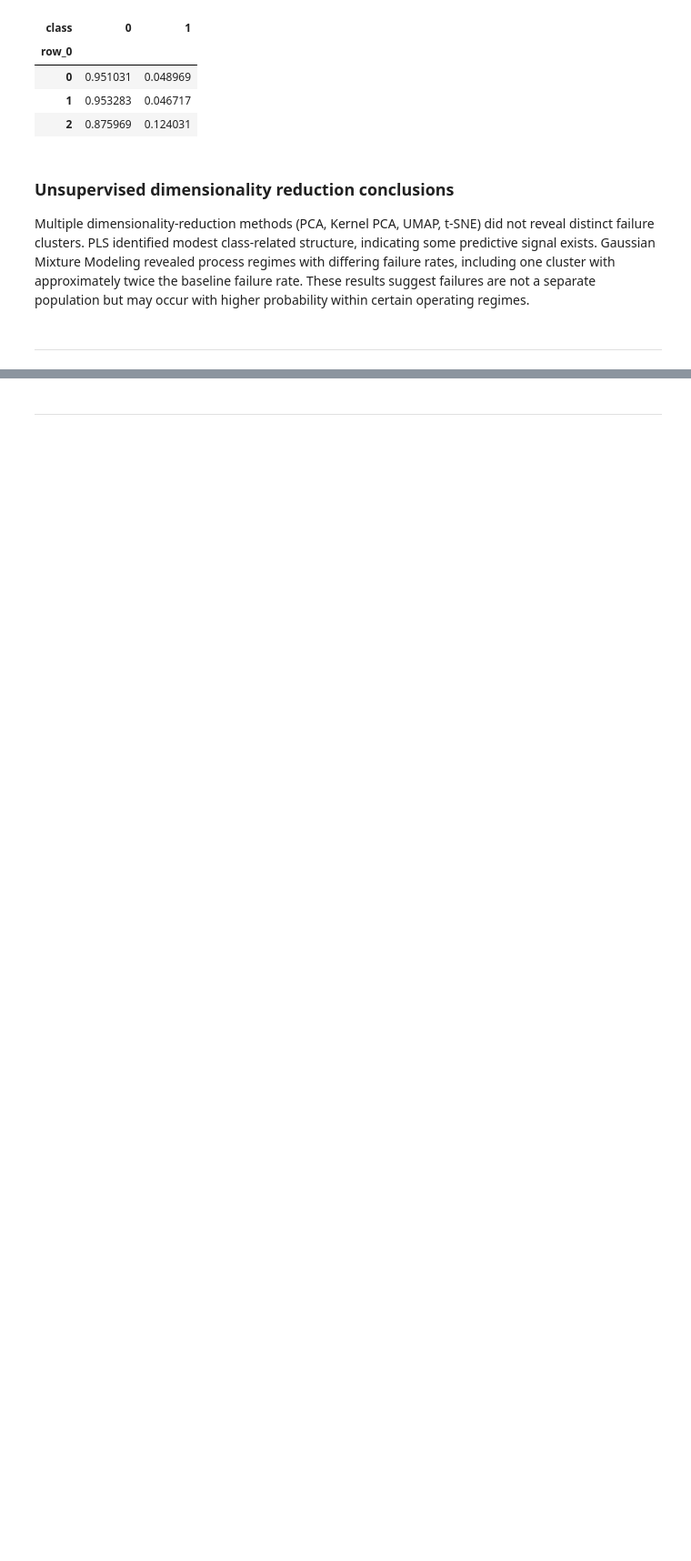
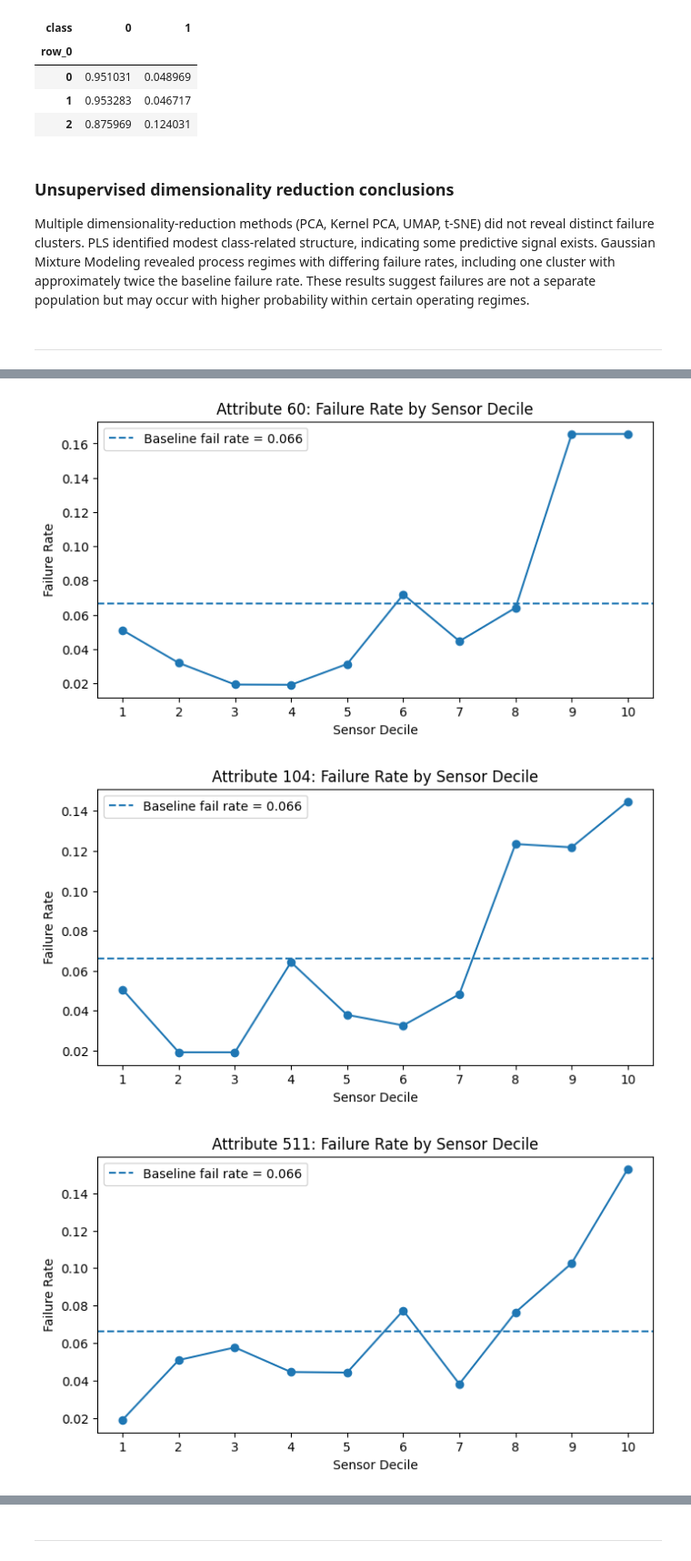
Before and after one commit to intuitiveengineer/secom-ml, a Jupyter notebook: notebooks/00-data-exploration.ipynb, the cells around one changed output, grey strips where cells are left out. Shown at 91% size. Cells and saved outputs as stored; diff of their text form; code cells hidden in the pictures; blank space fills up the shorter version.

```diff
--- a/notebooks/00-data-exploration.ipynb
+++ b/notebooks/00-data-exploration.ipynb
@@ -530,0 +577,65 @@ Columns to drop: 186
+# %%
+# Failure rate by sensor decile
+
+top_sensor_summary = []
+
+for sensor in top_sensors:
+
+    tmp = pd.DataFrame({
+        "sensor_value": X_filtered[sensor],
+        "fail": y
+    }).dropna()
+
+    tmp["decile"] = pd.qcut(
+        tmp["sensor_value"],
+        q=10,
+        duplicates="drop"
+    )
+
+    decile_summary = (
+        tmp.groupby("decile", observed=True)
+           .agg(
+               n=("fail", "size"),
+               failures=("fail", "sum"),
+               failure_rate=("fail", "mean"),
+               sensor_min=("sensor_value", "min"),
+               sensor_max=("sensor_value", "max")
+           )
+           .reset_index()
+    )
+
+
+    top_sensor_summary.append({
+        "sensor": f"{sensor}",
+        "max_failure_rate": round(decile_summary["failure_rate"].max()*100, 2),
+        "risk_multiplier": round(decile_summary["failure_rate"].max()/y.mean(),1)
+    })
+
+
+    plt.figure(figsize=(8, 4))
+
+    plt.plot(
+        range(1, len(decile_summary) + 1),
+        decile_summary["failure_rate"],
+        marker="o"
+    )
+
+    plt.axhline(
+        y=y.mean(),
+        linestyle="--",
+        label=f"Baseline fail rate = {y.mean():.3f}"
+    )
+
+    plt.title(f"{sensor}: Failure Rate by Sensor Decile")
+    plt.xlabel("Sensor Decile")
+    plt.ylabel("Failure Rate")
+    plt.xticks(range(1, len(decile_summary) + 1))
+    plt.legend()
+    plt.show()
+
+top_sensor_summary_df = pd.DataFrame(top_sensor_summary)
+top_sensor_summary_df.sort_values("risk_multiplier", ascending=False).reset_index(drop=True)
+# %% [output]
+[figure, added]
+[figure, added]
+[figure, added]
```
Also changed, not shown: parts of 31 cells of this notebook.
